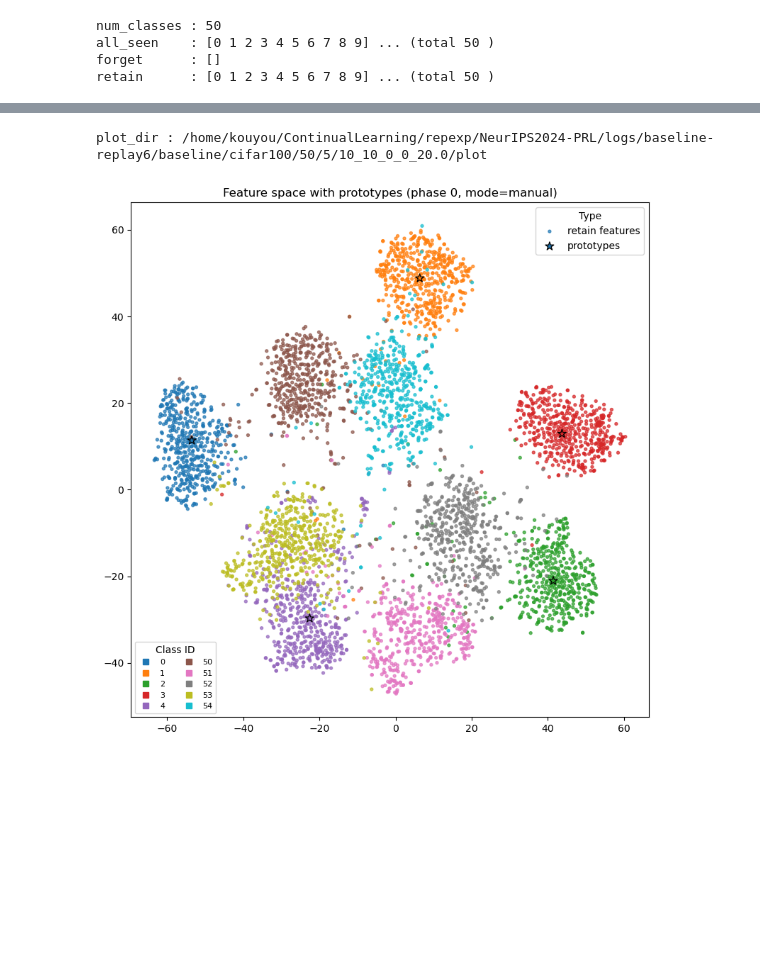
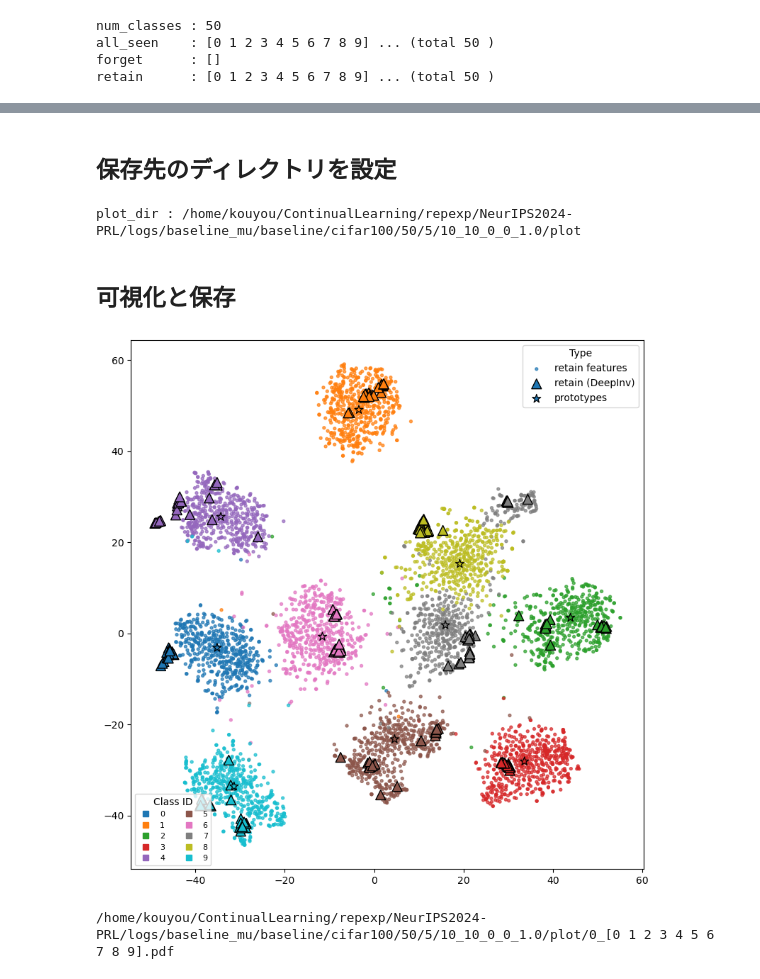
Before and after one commit to KoyoImai/CIDL, a Jupyter notebook: Analysis/plot_feature_cifar100.ipynb, the cells around one changed output, grey strips where cells are left out. Cells and saved outputs as stored; diff of their text form; code cells hidden in the pictures; blank space fills up the shorter version.

```diff
--- a/Analysis/plot_feature_cifar100.ipynb
+++ b/Analysis/plot_feature_cifar100.ipynb
@@ -27,7 +27,7 @@ from utils.data_manager import DataManager
 from utils import factory
 
 # === 使いたい設定ファイルと、どの phase を可視化するか ===
-CONFIG_PATH = "exps/BASELINE_replay6/cifar.json"   # 適宜変更
+CONFIG_PATH = "exps/BASELINE_MU/cifar.json"   # 適宜変更
 PHASE_ID    = 0                                   # ex) タスク3終了時のモデル → phase3.pkl
 
 # === json 読み込み → args にする ===
@@ -109,6 +113,8 @@ if "protos" in ckpt:
 if "forget_classes" in ckpt and hasattr(model, "forget_classes"):
     model.forget_classes = ckpt["forget_classes"]
 
+model.data_manager = data_manager
+
 print("loaded tasks =", ckpt.get("tasks", "N/A"))
 print("forget_classes:", getattr(model, "forget_classes", None))
 # %% [output]
@@ -150,7 +300,7 @@ retain      : [0 1 2 3 4 5 6 7 8 9] ... (total 50 )
 TARGET_MODE = "manual"   # ← ここを変える
 
 # manual のときに使うクラスID（モデル側のラベル空間）
-MANUAL_CLASSES = [0,1,2,3,4,50,51,52,53,54]   # 例: 最初の数クラスだけ
+MANUAL_CLASSES = [0,1,2,3,4,5,6,7,8,9]   # 例: 最初の数クラスだけ
 
 if TARGET_MODE == "all":
     target_classes = all_seen
@@ -263,3 +444,5 @@ X_tsne shape: (5005, 512)
+# %% [markdown]
+## 保存先のディレクトリを設定
 # %%
 from glob import glob
 
@@ -284,7 +467,9 @@ plot_dir  = build_plot_dir(args)
 
 print("plot_dir :", plot_dir)
 # %% [output]
-plot_dir : /home/kouyou/ContinualLearning/repexp/NeurIPS2024-PRL/logs/baseline-replay6/baseline/cifar100/50/5/10_10_0_0_20.0/plot
+plot_dir : /home/kouyou/ContinualLearning/repexp/NeurIPS2024-PRL/logs/baseline_mu/baseline/cifar100/50/5/10_10_0_0_1.0/plot
+# %% [markdown]
+## 可視化と保存
 # %%
 from matplotlib.lines import Line2D  # まだインポートしてなければ追加
 
@@ -293,15 +478,29 @@ plt.figure(figsize=(8, 8))
 # === 忘却クラス集合 ===
 forget_set = set(getattr(model, "forget_classes", []))
 
-# feature のうち忘却 / 維持に分割
+# === 実画像 feature のうち忘却 / 維持に分割 ===
 is_forget_feat = np.isin(labels_vis, list(forget_set))
 idx_feat_forget = np.where(is_forget_feat)[0]
 idx_feat_retain = np.where(~is_forget_feat)[0]
 
-# 色を割り当てる対象となる全クラスID
+# === DeepInversion 特徴の忘却 / 維持に分割（di_2d が存在するときだけ） ===
+if 'di_2d' in globals() and di_2d is not None:
+    is_forget_di = np.isin(labels_di, list(forget_set))
+    idx_di_forget = np.where(is_forget_di)[0]
+    idx_di_retain = np.where(~is_forget_di)[0]
+else:
+    di_2d = None
+    idx_di_forget = np.array([], dtype=int)
+    idx_di_retain = np.array([], dtype=int)
+
+# === 色を割り当てる対象となる全クラスID ===
 all_label_values = [labels_vis]
+# DeepInversion のクラスIDも色に反映
+if di_2d is not None:
+    all_label_values.append(labels_di)
 if proto_labels is not None:
     all_label_values.append(proto_labels)
+
 all_label_values = np.concatenate(all_label_values)
 unique_labels = np.unique(all_label_values)
 
@@ -315,10 +514,10 @@ else:
 # cls -> color の辞書
 cls_color = {cls: cmap(i % cmap.N) for i, cls in enumerate(unique_labels)}
 
-# === 維持クラスの特徴（小さい丸） ===
+# === 維持クラスの実画像特徴（小さい丸） ===
 if len(idx_feat_retain) > 0:
     colors_retain = [cls_color[int(lbl)] for lbl in labels_vis[idx_feat_retain]]
-    sc_retain = plt.scatter(
+    plt.scatter(
         feat_2d[idx_feat_retain, 0],
         feat_2d[idx_feat_retain, 1],
         c=colors_retain,
@@ -328,7 +527,7 @@ if len(idx_feat_retain) > 0:
         label="retain features",
     )
 
-# === 忘却クラスの特徴（小さい ×） ===
+# === 忘却クラスの実画像特徴（小さい ×） ===
 if len(idx_feat_forget) > 0:
     colors_forget = [cls_color[int(lbl)] for lbl in labels_vis[idx_feat_forget]]
     plt.scatter(
@@ -340,6 +539,37 @@ if len(idx_feat_forget) > 0:
         marker="x",
         linewidths=0.8,
         label="forget features",
+    )
+
+# === 維持クラスの DeepInversion 特徴（小さい三角） ===
+if di_2d is not None and len(idx_di_retain) > 0:
+    colors_di_retain = [cls_color[int(lbl)] for lbl in labels_di[idx_di_retain]]
+    plt.scatter(
+        di_2d[idx_di_retain, 0],
+        di_2d[idx_di_retain, 1],
+        c=colors_di_retain,
+        s=100,
+        alpha=1.0,
+        marker="^",
+        edgecolors="black",
+        label="retain (DeepInv)",
+    )
+
+# === 忘却クラスの DeepInversion 特徴（少し大きい三角） ===
+if di_2d is not None and len(idx_di_forget) > 0:
+    colors_di_forget = [cls_color[int(lbl)] for lbl in labels_di[idx_di_forget]]
+    plt.scatter(
+        di_2d[idx_di_forget, 0],
+        di_2d[idx_di_forget, 1],
+        c=colors_di_forget,
+        # s=60,
+        # alpha=0.9,
+        s=100,
+        alpha=1.0,
+        marker="^",
+        edgecolors="black",
+        linewidths=0.6,
+        label="forget (DeepInv)",
     )
 
 # === プロトタイプ（大きい★） ===
@@ -357,7 +587,7 @@ if proto_2d is not None:
     )
 
 # === legend を2段構成にする ===
-# 1) 形状ごとの legend（retain / forget / prototypes）
+# 1) 形状ごとの legend（retain / forget / DeepInv / prototypes）
 handles_type, labels_type = plt.gca().get_legend_handles_labels()
 type_legend = plt.legend(
     handles_type,
@@ -369,35 +599,38 @@ plt.gca().add_artist(type_legend)  # この legend を固定
 
 # 2) クラスIDごとの色 legend
 class_handles = []
 for cls in unique_labels:
     h = Line2D(
         [], [],
         marker="s", linestyle="",
         color=cls_color[cls],
         label=str(cls),
     )
     class_handles.append(h)
 
 plt.legend(
     handles=class_handles,
     loc="lower left",
     title="Class ID",
     ncol=2,          # クラス数に応じて調整
     fontsize=8,
 )
 
-plt.title(f"Feature space with prototypes (phase {PHASE_ID}, mode={TARGET_MODE})")
+# plt.title(f"Feature space with prototypes & DeepInv (phase {PHASE_ID}, mode={TARGET_MODE})")
 plt.tight_layout()
 
 # pdf として保存
 save_name = f"{PHASE_ID}_{target_classes}.pdf"
 if not os.path.exists(plot_dir):
     os.mkdir(plot_dir)
 save_path = os.path.join(plot_dir, save_name)
 plt.savefig(save_path)
 plt.show()
+
+print(save_path)
 # %% [output]
-[figure, old version]
+[figure, new version]
+/home/kouyou/ContinualLearning/repexp/NeurIPS2024-PRL/logs/baseline_mu/baseline/cifar100/50/5/10_10_0_0_1.0/plot/0_[0 1 2 3 4 5 6 7 8 9].pdf
 # %%
 plt.figure(figsize=(8, 8))
 
```
Also changed, not shown: parts of 15 cells of this notebook, 12 other files.
